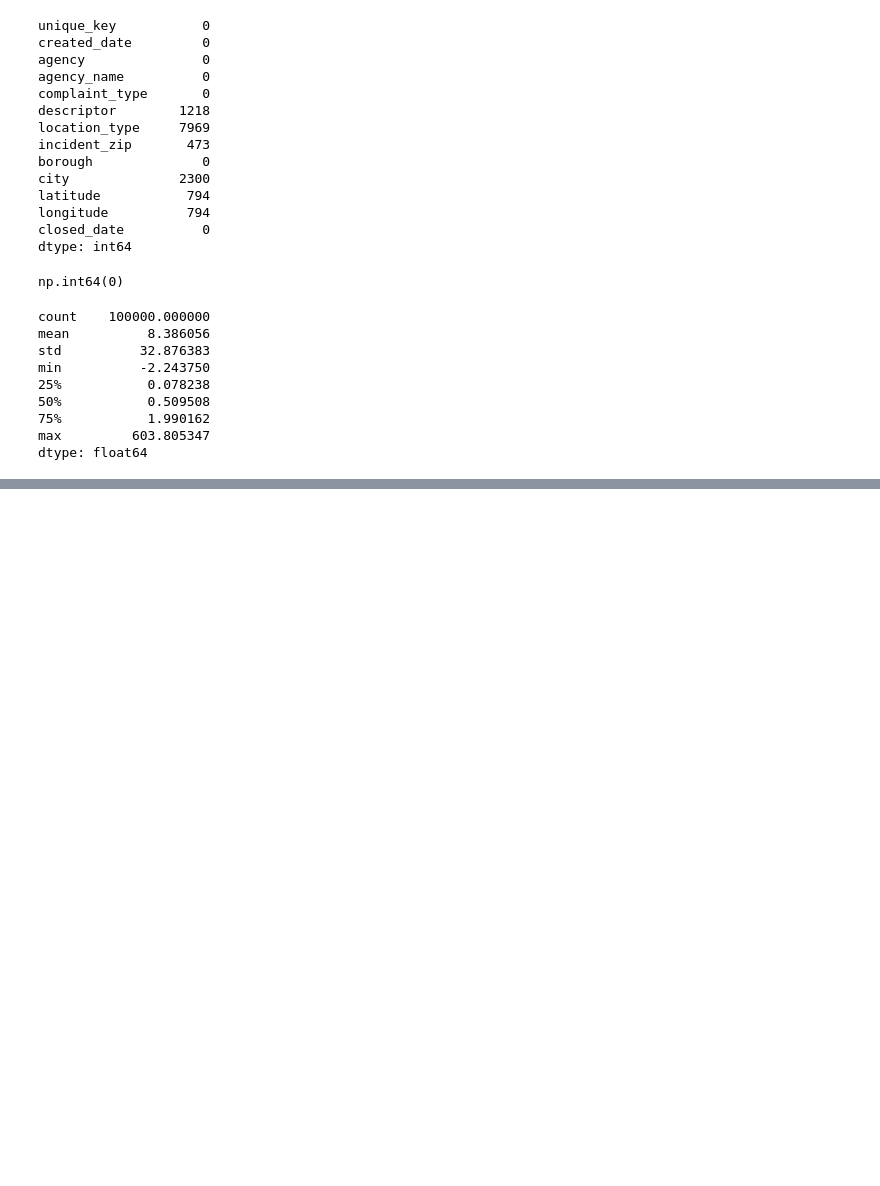
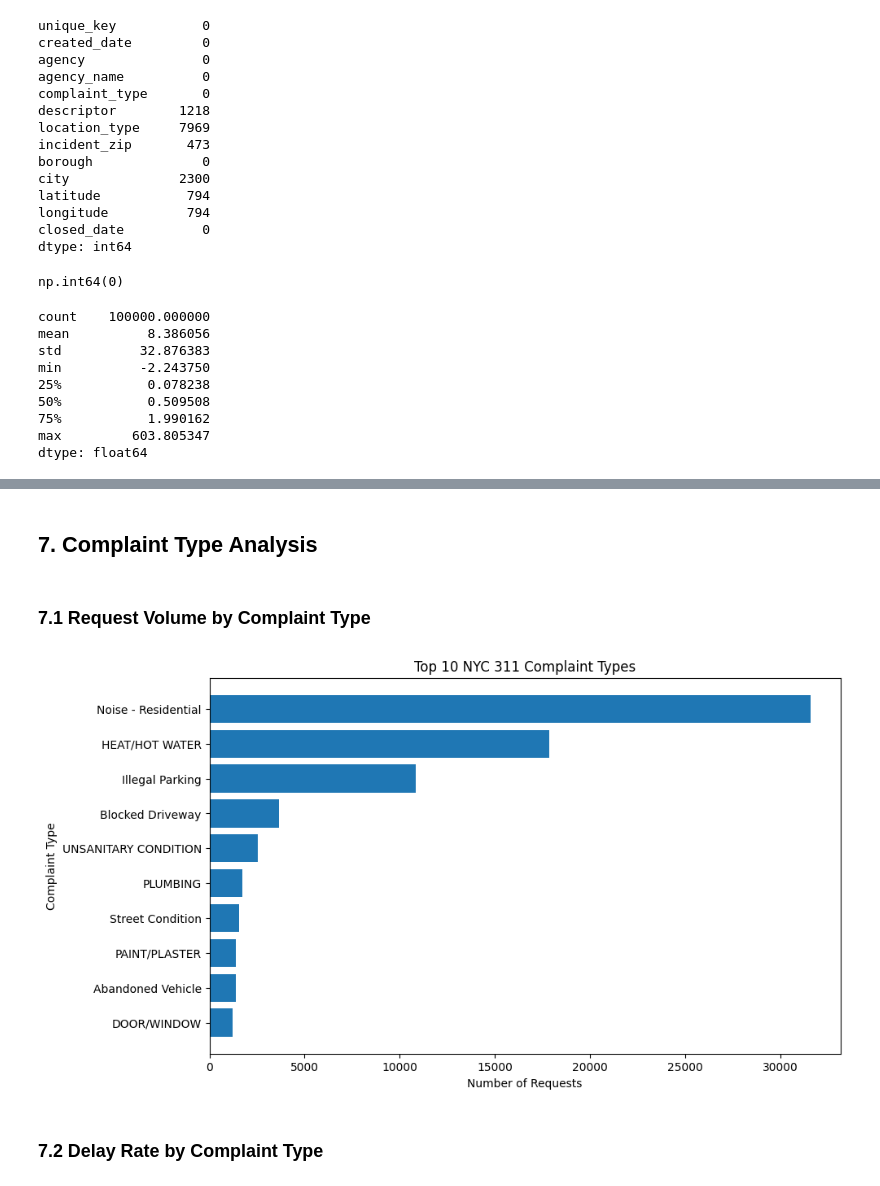
Before and after one commit to mahimjohn/NYC311-Triage, a Jupyter notebook: notebooks/01_data_understanding.ipynb, the cells around one changed output, grey strips where cells are left out. Cells and saved outputs as stored; diff of their text form; code cells hidden in the pictures; blank space fills up the shorter version.

```diff
--- a/notebooks/01_data_understanding.ipynb
+++ b/notebooks/01_data_understanding.ipynb
@@ -91,0 +230,23 @@ dtype: float64
+# %% [markdown]
+## 7. Complaint Type Analysis
+# %% [markdown]
+### 7.1 Request Volume by Complaint Type
+# %%
+complaint_counts = raw["complaint_type"].value_counts().head(10)
+
+plt.figure(figsize=(10, 6))
+
+plt.barh(
+    complaint_counts.index[::-1],
+    complaint_counts.values[::-1]
+)
+
+plt.xlabel("Number of Requests")
+plt.ylabel("Complaint Type")
+plt.title("Top 10 NYC 311 Complaint Types")
+
+plt.show()
+# %% [output]
+[figure, added]
+# %% [markdown]
+### 7.2 Delay Rate by Complaint Type
```
Also changed, not shown: parts of 25 cells of this notebook, 1 other file.
